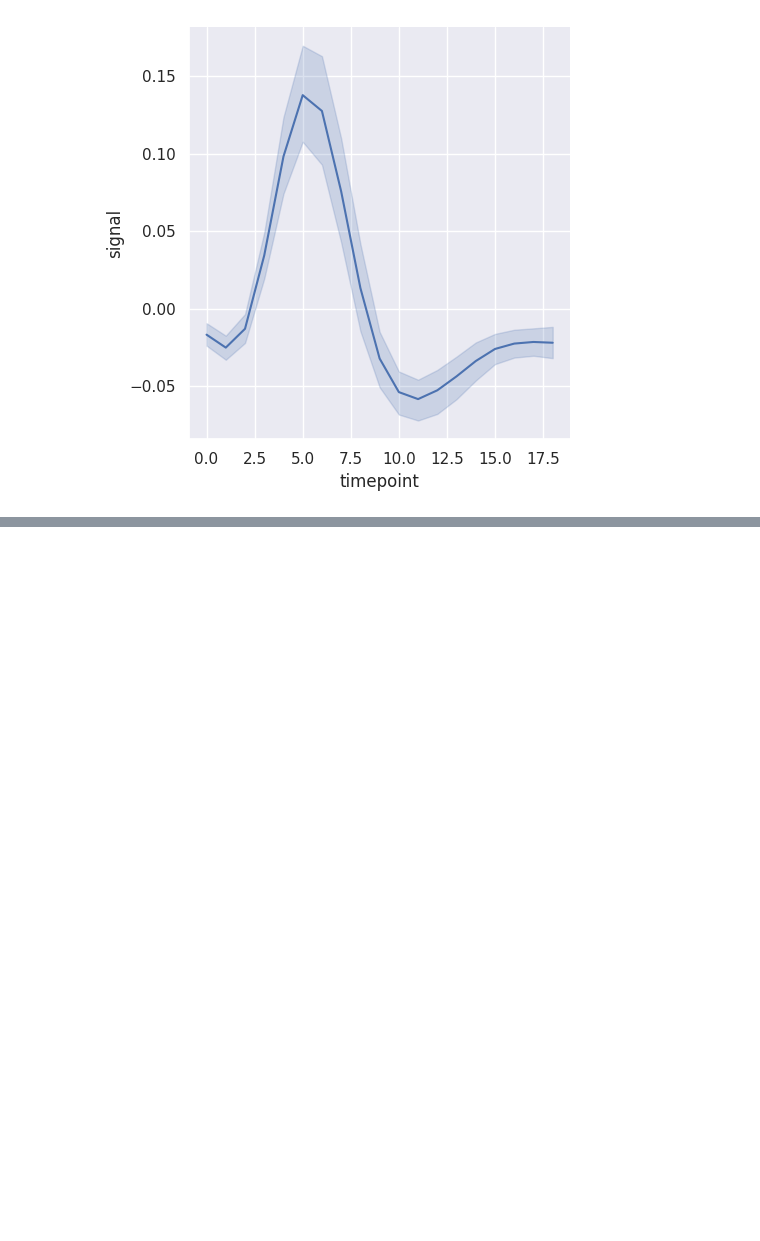
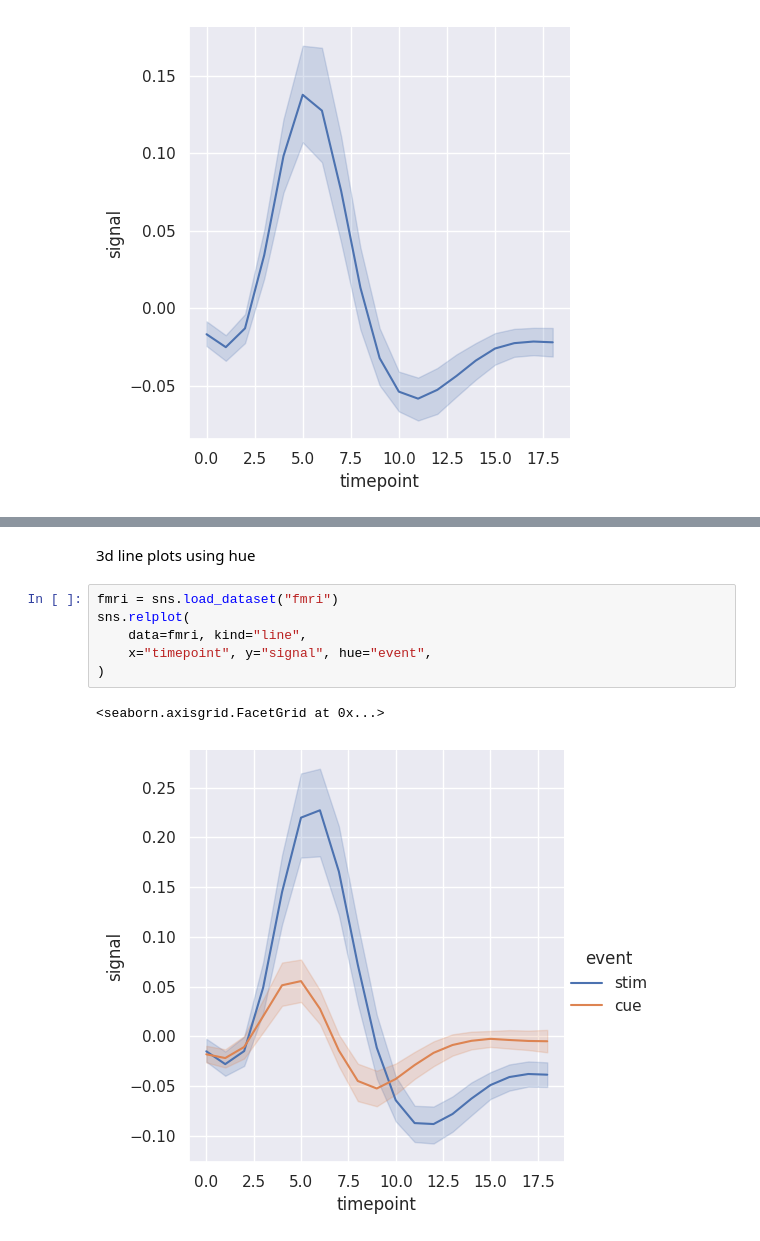
Before and after one commit to anumit-web/Seaborn-tutorial-3, a Jupyter notebook: Seaborn_test_3_2.ipynb, the cells around one changed output, grey strips where cells are left out. Saved outputs shown, nothing was run; the diff lists cells and outputs as text; blank space fills up the shorter version.

```diff
--- a/Seaborn_test_3_2.ipynb
+++ b/Seaborn_test_3_2.ipynb
@@ -70,0 +80,11 @@ sns.relplot(data=fmri, x="timepoint", y="signal", kind="line")
+# %% [markdown]
+3d line plots using hue
+# %%
+fmri = sns.load_dataset("fmri")
+sns.relplot(
+    data=fmri, kind="line",
+    x="timepoint", y="signal", hue="event",
+)
+# %% [output]
+<seaborn.axisgrid.FacetGrid at 0x...>
+[figure, added]
```
Also changed, not shown: parts of 1 cell of this notebook.
